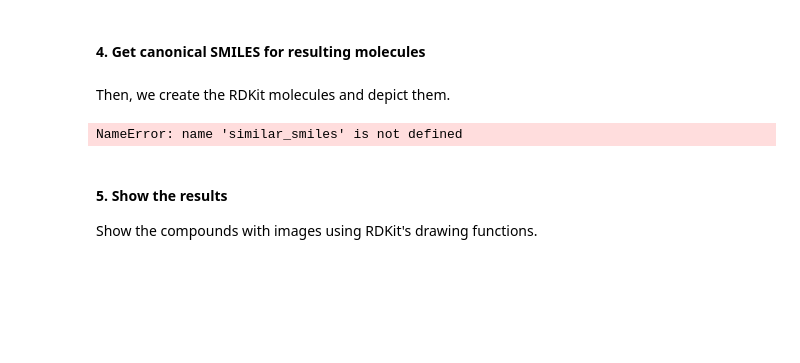
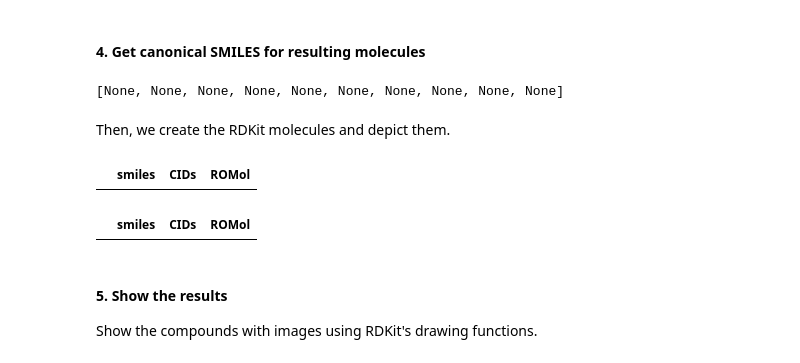
Before and after one commit to lm-pixel-24/teachopencadd, a Jupyter notebook: teachopencadd/talktorials/T013_query_pubchem/talktorial.ipynb, the cells around one changed output. Cells and saved outputs as stored; diff of their text form; code cells hidden in the pictures; blank space fills up the shorter version.

Commit message:
fix item dict query and update multi_preview_smiles function to handle expire list_key and invalid cases

```diff
--- a/teachopencadd/talktorials/T013_query_pubchem/talktorial.ipynb
+++ b/teachopencadd/talktorials/T013_query_pubchem/talktorial.ipynb
@@ -273,17 +273,28 @@ def smiles_from_pubchem_cids(cids):
     url = f"https://pubchem.ncbi.nlm.nih.gov/rest/pug/compound/cid/{','.join(map(str, cids))}/property/CanonicalSMILES/JSON"
     r = requests.get(url)
     r.raise_for_status()
-    return [item["CanonicalSMILES"] for item in r.json()["PropertyTable"]["Properties"]]
+    return [item.get("CanonicalSMILES") for item in r.json()["PropertyTable"]["Properties"]]
 # %%
 similar_smiles = smiles_from_pubchem_cids(similar_cids)
+# %%
+similar_smiles
+# %% [output]
+[None, None, None, None, None, None, None, None, None, None]
 # %% [markdown]
 Then, we create the RDKit molecules and depict them.
 # %%
 query_results_df = pd.DataFrame({"smiles": similar_smiles, "CIDs": similar_cids})
+# 2. FIX: Filter the DataFrame to remove any rows where the 'smiles' value is None.
+# This prevents RDKit from trying to process an invalid input.
+query_results_df.dropna(subset=['smiles'], inplace=True)
 PandasTools.AddMoleculeColumnToFrame(query_results_df, smilesCol="smiles")
 query_results_df.head(5)
 # %% [output]
-NameError: name 'similar_smiles' is not defined
+|  | smiles | CIDs | ROMol |
+# %%
+query_results_df
+# %% [output]
+|  | smiles | CIDs | ROMol |
 # %% [markdown]
 #### 5. Show the results
 Show the compounds with images using RDKit's drawing functions.
```
Also changed, not shown: parts of 5 cells of this notebook.
